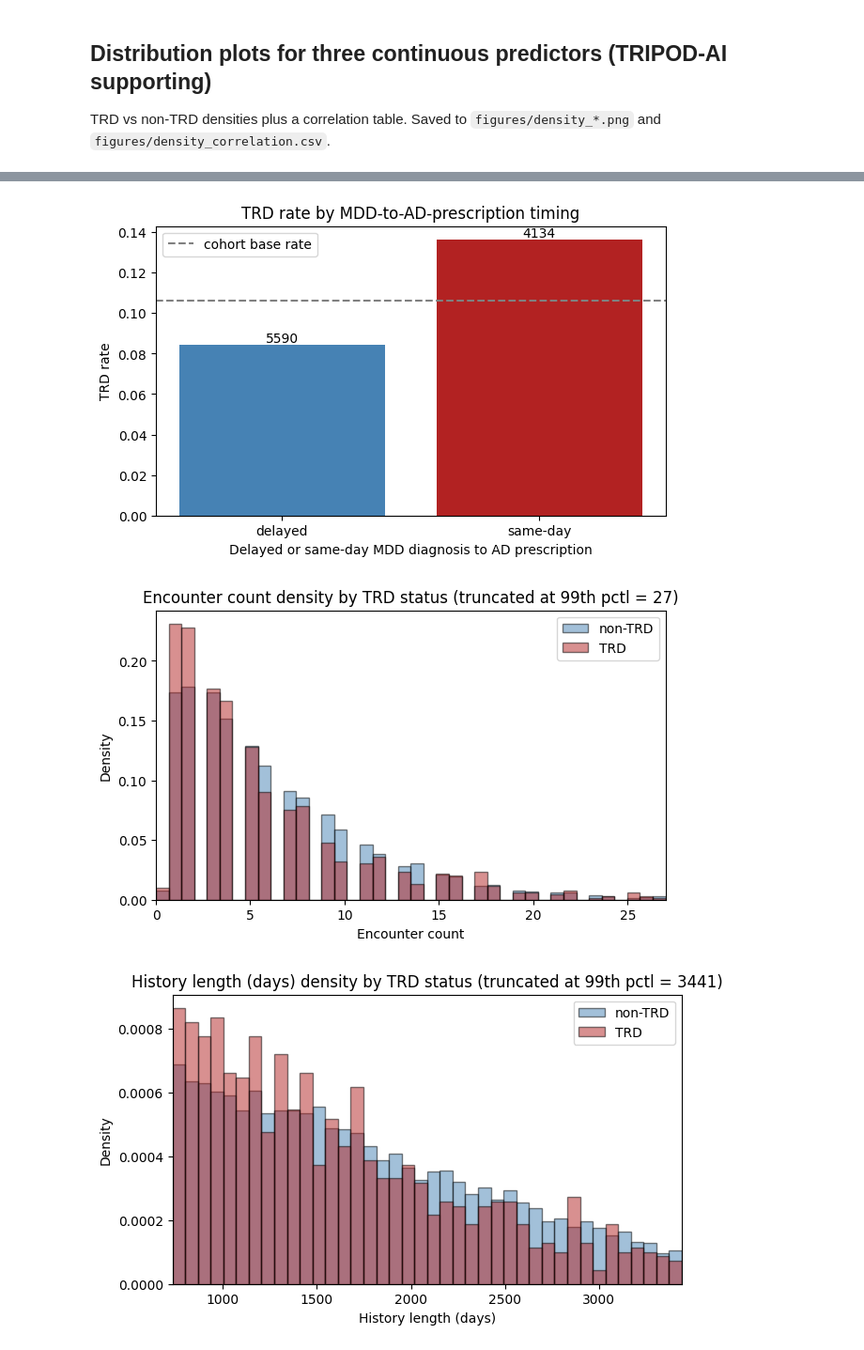
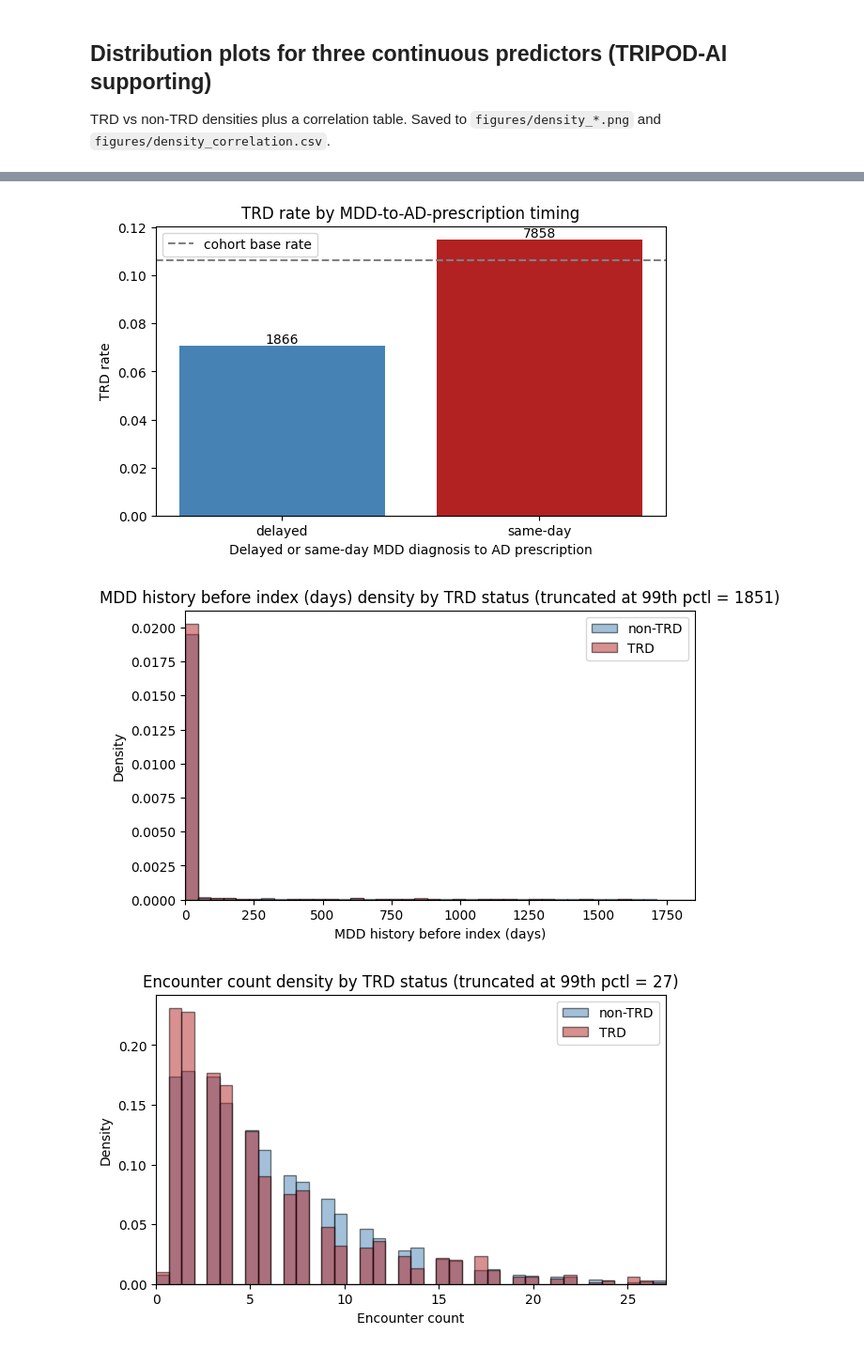
Before and after one commit to Pirate-Hunter-Zoro/Digital-Twins, a Jupyter notebook: notebooks/cohort_investigation.ipynb, the cells around one changed output, grey strips where cells are left out. Shown at 94% size. Saved outputs shown, nothing was run; the diff lists cells and outputs as text; code cells hidden in the pictures.

```diff
--- a/notebooks/cohort_investigation.ipynb
+++ b/notebooks/cohort_investigation.ipynb
@@ -1015,7 +1014,7 @@ neg = cohort[cohort['trd_label'] == 0]
 # bins pack into the low-value region where the TRD/non-TRD difference lives. Presentation only --
 # the correlation table below still uses the full, untruncated data.
 RIGHT_BOUND_PCT = 0.99
-SAME_DAY_THRESHOLD = 0 # MDD documented at the index visit
+SAME_DAY_THRESHOLD = 1 # MDD documented at the index visit
 
 for col in density_cols:
     right_bound = cohort[col].quantile(RIGHT_BOUND_PCT)
@@ -1027,7 +1026,7 @@ for col in density_cols:
 
     if col == "mdd_to_anchor_days":
         cohort_copy = cohort.copy()
-        cohort_copy['same_day'] = cohort['mdd_to_anchor_days'] == SAME_DAY_THRESHOLD
+        cohort_copy['same_day'] = cohort['mdd_to_anchor_days'] <= SAME_DAY_THRESHOLD
         group_summmary = cohort_copy.groupby(by='same_day').agg(trd_rate=('trd_label','mean'), n=('trd_label','size'))
         print(group_summmary)
 
@@ -1041,9 +1040,7 @@ for col in density_cols:
         ax.set_xlabel("Delayed or same-day MDD diagnosis to AD prescription")
         ax.set_title("TRD rate by MDD-to-AD-prescription timing")
         ax.legend()
-        fig.savefig(save_folder / f"density_{col}.png", dpi=150, bbox_inches='tight')
-
-        continue
+        fig.savefig(save_folder / f"trd_rate_by_delayed_{col}.png", dpi=150, bbox_inches='tight')
 
     label = density_labels[col]
     fig, ax = plt.subplots(figsize=(7, 4))
@@ -1082,3 +1079,3 @@ True      0.136188  4134
-[figure, old version]
+[figure, new version]
-[figure, old version]
+[figure, new version]
-[figure, old version]
+[figure, new version]
```
Also changed, not shown: parts of 3 cells of this notebook, 3 other files.
